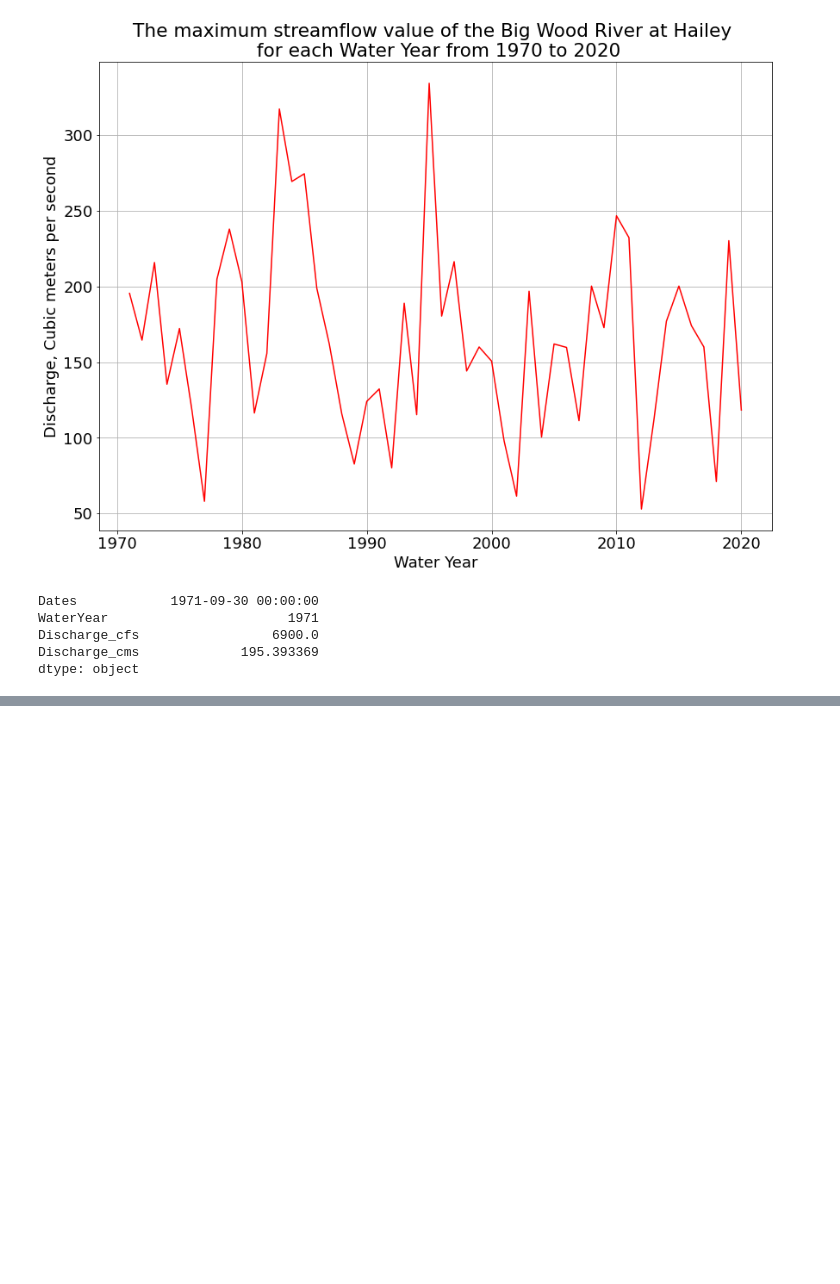
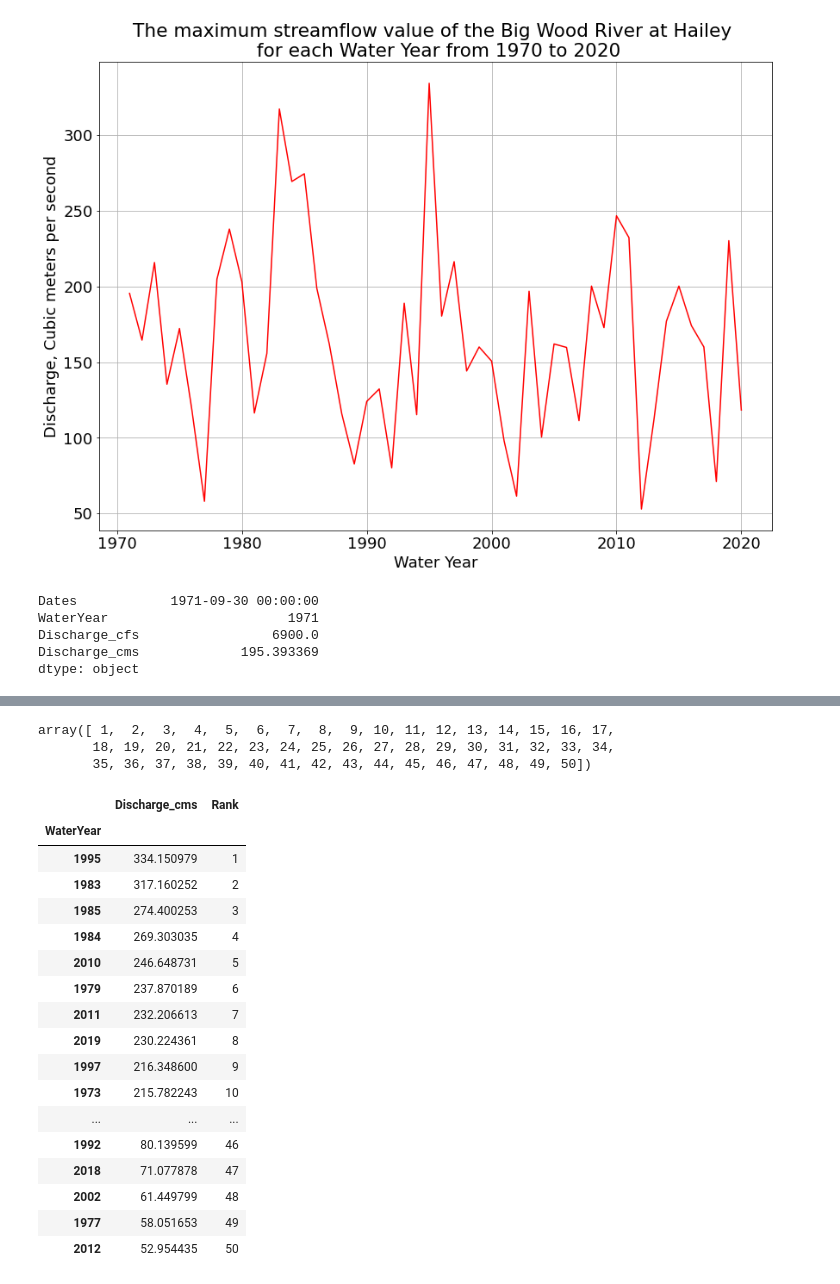
Before and after one commit to motasem-suleiman/Assignments, a Jupyter notebook: First Assignment.ipynb, the cells around one changed output, grey strips where cells are left out. Drawn from its saved outputs; the diff is of its cells as text; code cells hidden in the pictures; blank space fills up the shorter version.

```diff
--- a/First Assignment.ipynb
+++ b/First Assignment.ipynb
@@ -179,0 +224,29 @@ dtype: object
+# %%
+Rank=np.arange(50)+1
+Rank
+# %% [output]
+array([ 1,  2,  3,  4,  5,  6,  7,  8,  9, 10, 11, 12, 13, 14, 15, 16, 17,
+       18, 19, 20, 21, 22, 23, 24, 25, 26, 27, 28, 29, 30, 31, 32, 33, 34,
+       35, 36, 37, 38, 39, 40, 41, 42, 43, 44, 45, 46, 47, 48, 49, 50])
+# %%
+df['Rank'] = Rank
+df
+# %% [output]
+|  | Discharge_cms | Rank |
+| WaterYear |  |  |
+| 1995 | 334.150979 | 1 |
+| 1983 | 317.160252 | 2 |
+| 1985 | 274.400253 | 3 |
+| 1984 | 269.303035 | 4 |
+| 2010 | 246.648731 | 5 |
+| 1979 | 237.870189 | 6 |
+| 2011 | 232.206613 | 7 |
+| 2019 | 230.224361 | 8 |
+| 1997 | 216.348600 | 9 |
+| 1973 | 215.782243 | 10 |
+| ... | ... | ... |
+| 1992 | 80.139599 | 46 |
+| 2018 | 71.077878 | 47 |
+| 2002 | 61.449799 | 48 |
+| 1977 | 58.051653 | 49 |
+| 2012 | 52.954435 | 50 |
```
Also changed, not shown: parts of 8 cells of this notebook.
